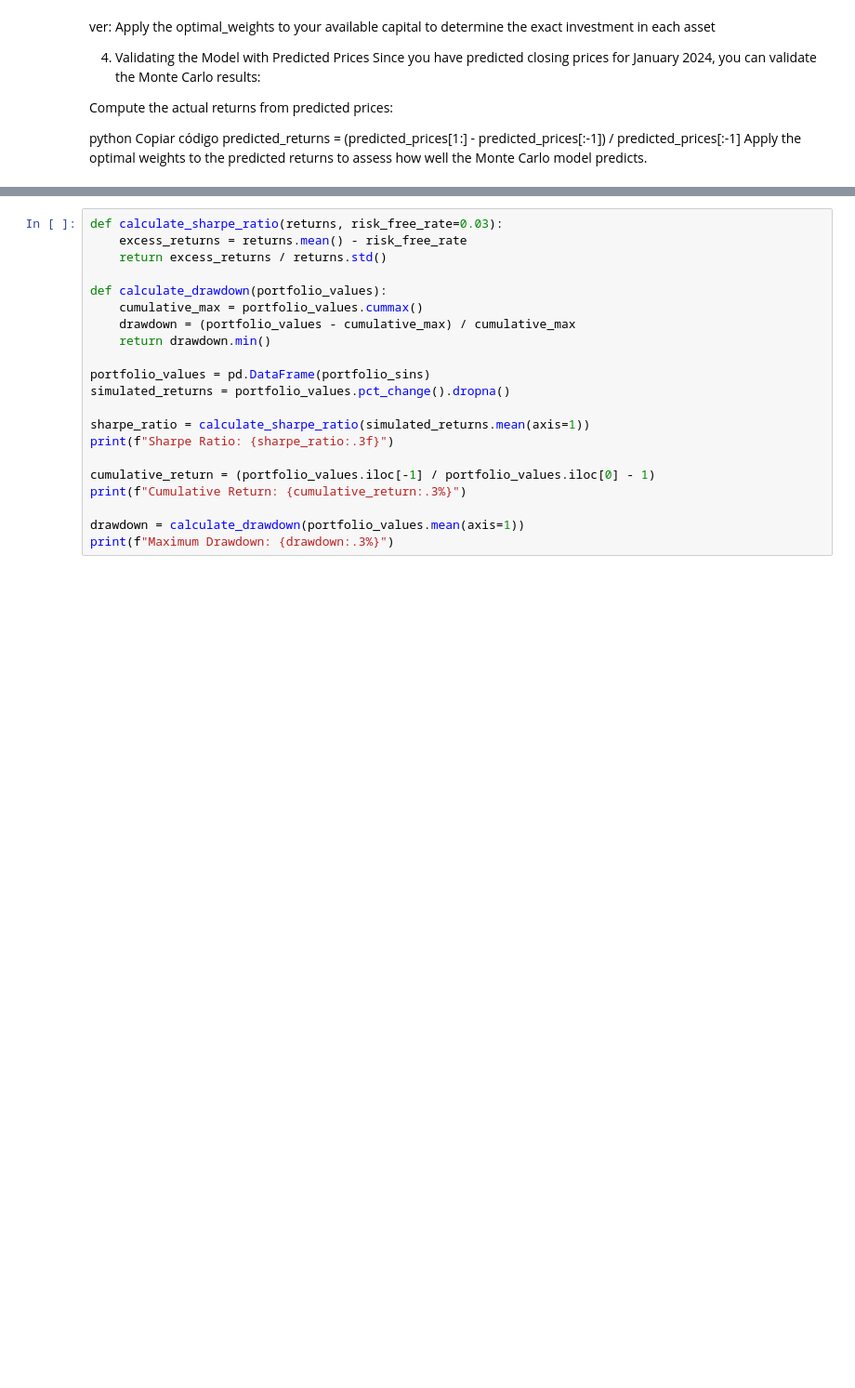
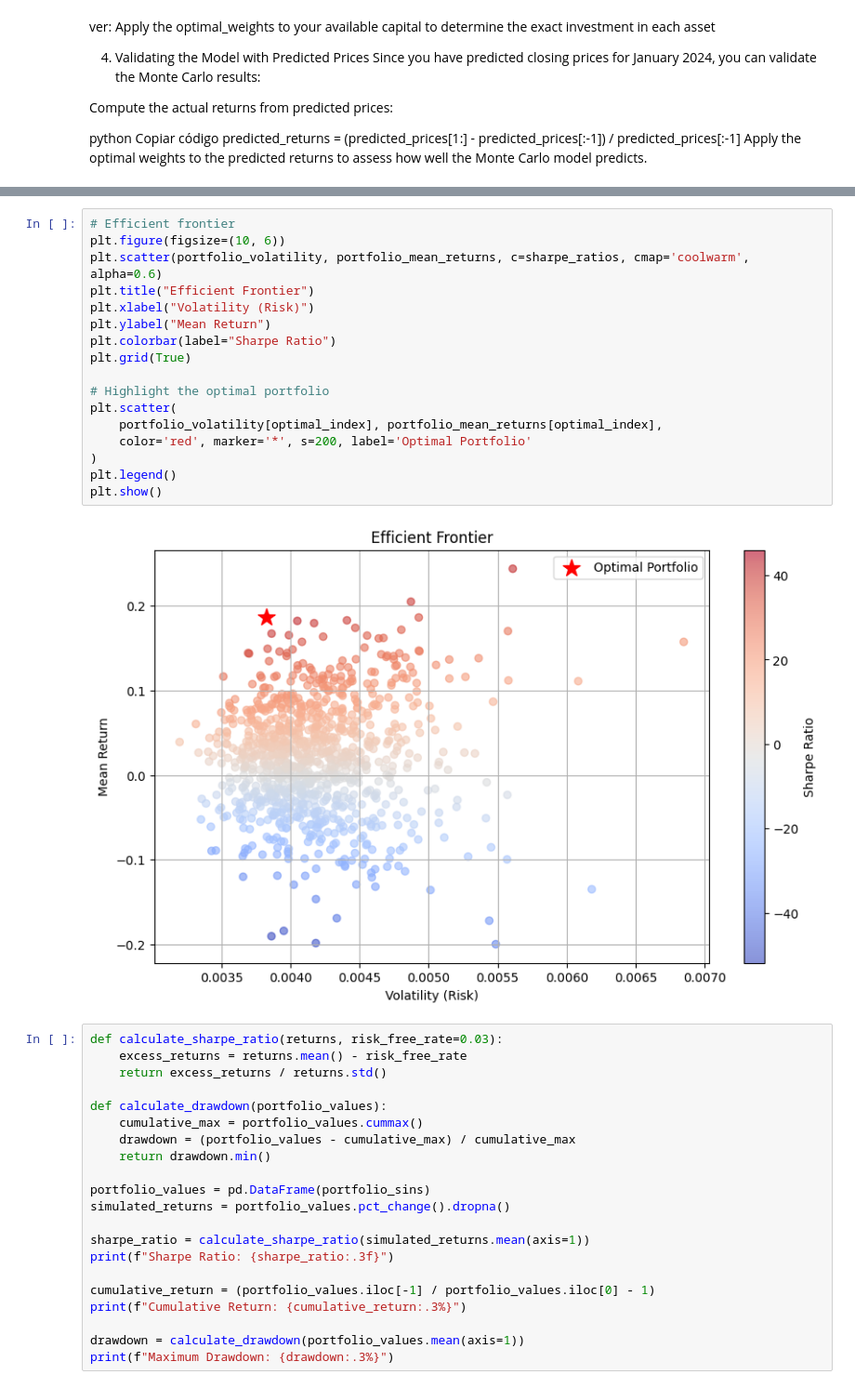
Before and after one commit to PsuperX/stocks-prediction-labia, a Jupyter notebook: notebooks/MC.ipynb, the cells around one changed output, grey strips where cells are left out. Shown at 93% size. Cells and saved outputs as stored; diff of their text form; blank space fills up the shorter version.

```diff
--- a/notebooks/MC.ipynb
+++ b/notebooks/MC.ipynb
@@ -645,3 +468,22 @@ Automating the Monte Carlo Simulations and Showing CAPM Metrics
+# %%
+# Efficient frontier
+plt.figure(figsize=(10, 6))
+plt.scatter(portfolio_volatility, portfolio_mean_returns, c=sharpe_ratios, cmap='coolwarm', alpha=0.6)
+plt.title("Efficient Frontier")
+plt.xlabel("Volatility (Risk)")
+plt.ylabel("Mean Return")
+plt.colorbar(label="Sharpe Ratio")
+plt.grid(True)
+
+# Highlight the optimal portfolio
+plt.scatter(
+    portfolio_volatility[optimal_index], portfolio_mean_returns[optimal_index],
+    color='red', marker='*', s=200, label='Optimal Portfolio'
+)
+plt.legend()
+plt.show()
+# %% [output]
+[figure, added]
 # %%
 def calculate_sharpe_ratio(returns, risk_free_rate=0.03):
     excess_returns = returns.mean() - risk_free_rate
```
Also changed, not shown: parts of 8 cells of this notebook.
